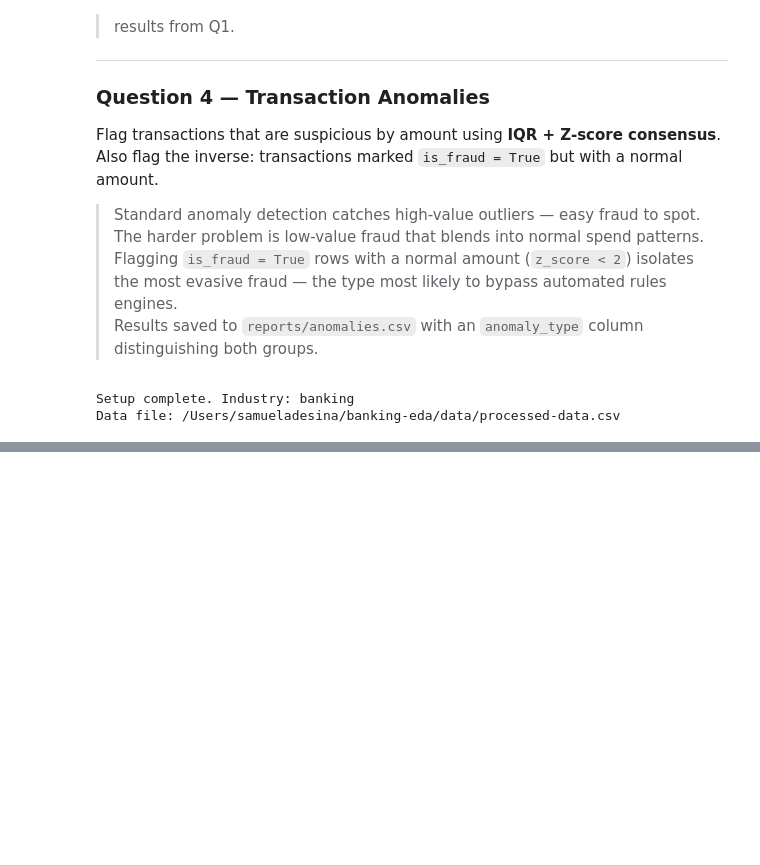
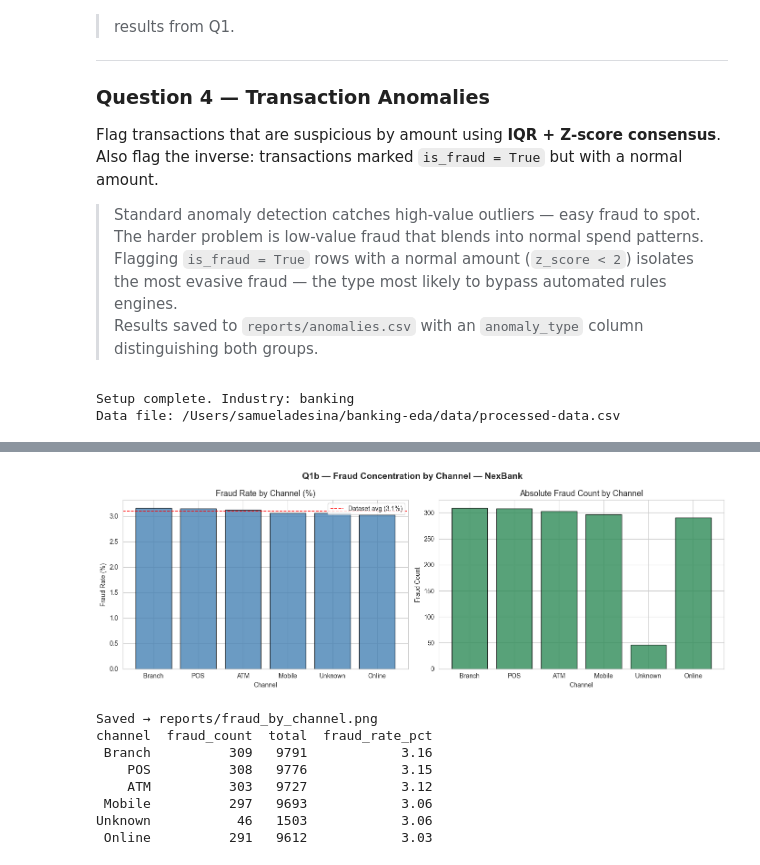
Before and after one commit to samuadesina/nexbank-analytics, a Jupyter notebook: notebooks/01_eda_exploration.ipynb, the cells around one changed output, grey strips where cells are left out. Drawn from its saved outputs; the diff is of its cells as text; code cells hidden in the pictures; blank space fills up the shorter version.

```diff
--- a/notebooks/01_eda_exploration.ipynb
+++ b/notebooks/01_eda_exploration.ipynb
@@ -128,0 +345,60 @@ print(f'  Memory:        {p["memory_mb"]} MB')
+# %%
+# ── Q1b: Fraud rate by channel ────────────────────────────────────────────
+if 'channel' in analysis_df.columns and 'is_fraud' in analysis_df.columns:
+    fraud_by_channel = (
+        analysis_df.groupby('channel')['is_fraud']
+        .agg(fraud_count='sum', total='count')
+        .reset_index()
+    )
+    fraud_by_channel['fraud_rate_pct'] = (
+        fraud_by_channel['fraud_count'] / fraud_by_channel['total'] * 100
+    ).round(2)
+    fraud_by_channel = fraud_by_channel.sort_values('fraud_rate_pct', ascending=False)
+
+    fig, axes = plt.subplots(1, 2, figsize=(14, 5))
+
+    axes[0].bar(
+        fraud_by_channel['channel'],
+        fraud_by_channel['fraud_rate_pct'],
+        color='steelblue',
+        alpha=0.8,
+        edgecolor='black'
+    )
+    axes[0].set_title('Fraud Rate by Channel (%)', fontsize=13)
+    axes[0].set_xlabel('Channel')
+    axes[0].set_ylabel('Fraud Rate (%)')
+    axes[0].axhline(
+        analysis_df['is_fraud'].mean() * 100,
+        color='red', linestyle='--', linewidth=1.2,
+        label=f'Dataset avg ({analysis_df["is_fraud"].mean()*100:.1f}%)'
+    )
+    axes[0].legend(fontsize=10)
+
+    axes[1].bar(
+        fraud_by_channel['channel'],
+        fraud_by_channel['fraud_count'],
+        color='seagreen',
+        alpha=0.8,
+        edgecolor='black'
+    )
+    axes[1].set_title('Absolute Fraud Count by Channel', fontsize=13)
+    axes[1].set_xlabel('Channel')
+    axes[1].set_ylabel('Fraud Count')
+
+    plt.suptitle('Q1b — Fraud Concentration by Channel — NexBank',
+                 fontsize=14, fontweight='bold')
+    plt.tight_layout()
+    plt.savefig(REPORTS_DIR / 'fraud_by_channel.png', dpi=150, bbox_inches='tight')
+    plt.show()
+    print('Saved → reports/fraud_by_channel.png')
+    print(fraud_by_channel.to_string(index=False))
+# %% [output]
+[figure, added]
+Saved → reports/fraud_by_channel.png
+channel  fraud_count  total  fraud_rate_pct
+ Branch          309   9791            3.16
+    POS          308   9776            3.15
+    ATM          303   9727            3.12
+ Mobile          297   9693            3.06
+Unknown           46   1503            3.06
+ Online          291   9612            3.03
```
Also changed, not shown: parts of 9 cells of this notebook.
